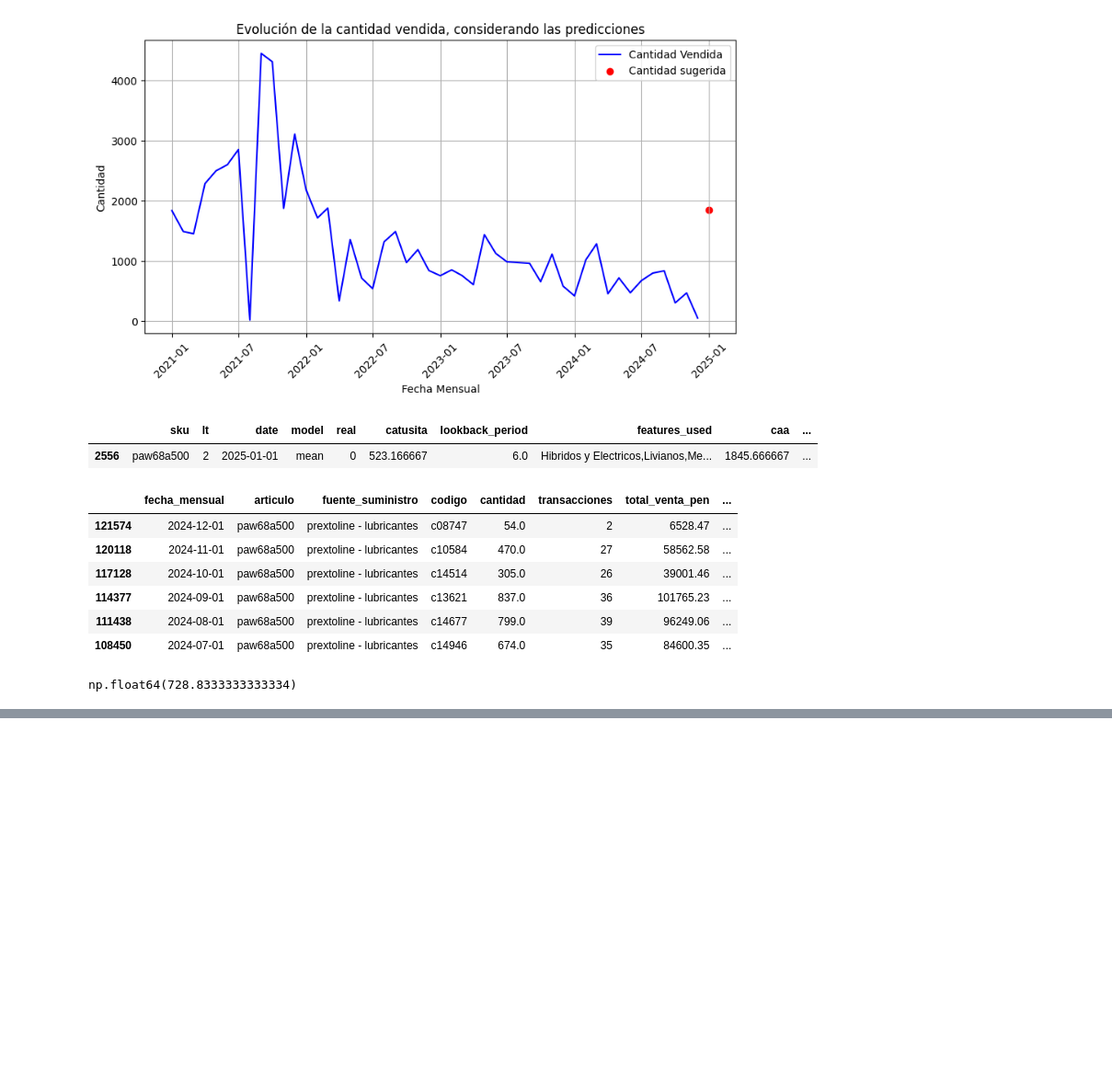
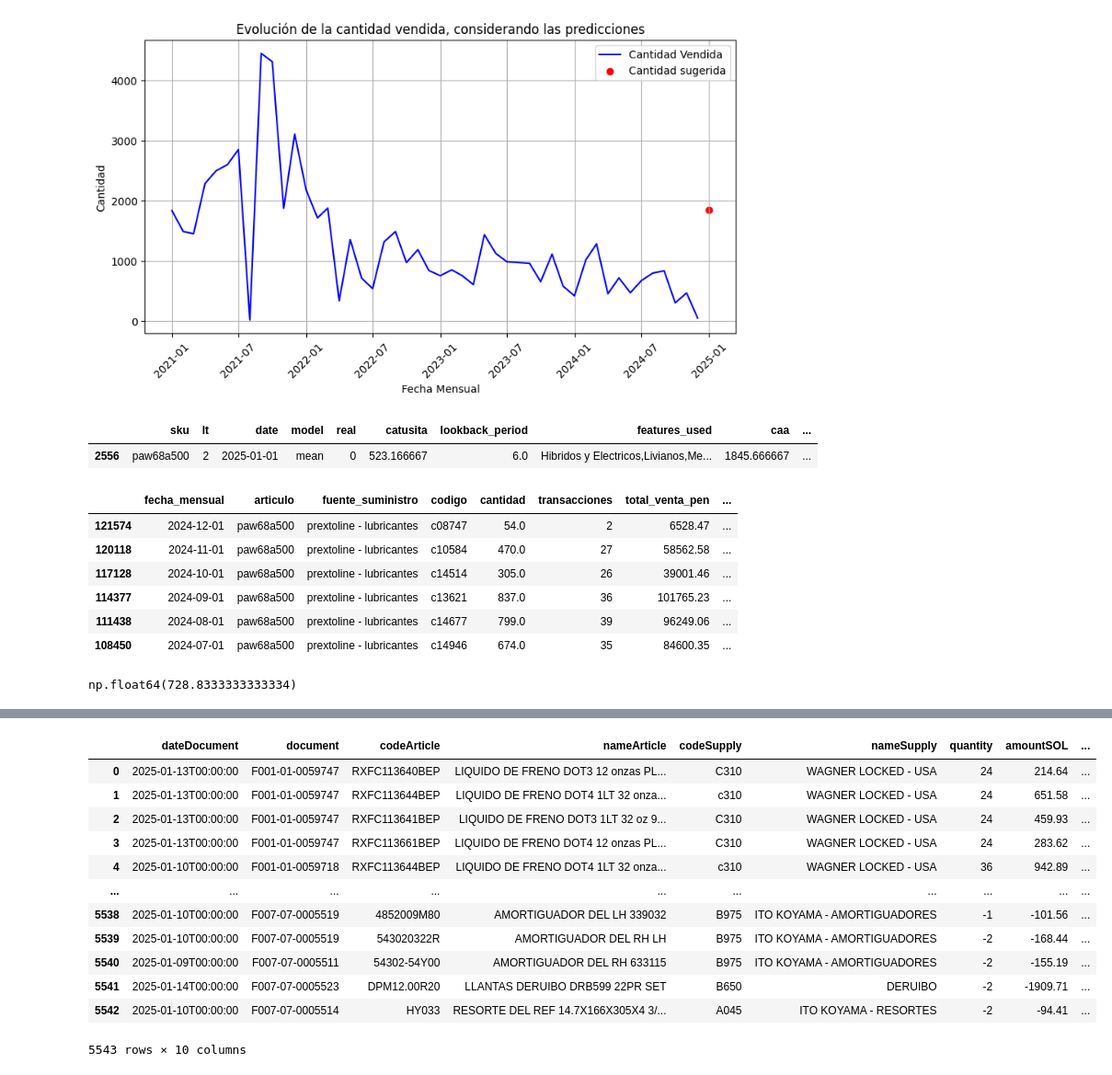
Before and after one commit to gejocamo10/catusita_analytics, a Jupyter notebook: test.ipynb, the cells around one changed output, grey strips where cells are left out. Shown at 92% size. Cells and saved outputs as stored; diff of their text form; code cells hidden in the pictures; blank space fills up the shorter version.

```diff
--- a/test.ipynb
+++ b/test.ipynb
@@ -360,3 +360,46 @@ df_temp = df_products[df_products['articulo'] == articulo_mas_venta].sort_values
 df_temp.tail(6)['cantidad'].mean()
 # %% [output]
 np.float64(728.8333333333334)
+# %%
+import requests
+import pandas as pd
+
+# URL de la API
+url = "http://api.catusita.com:8083/api/sales/forDate"
+
+# Parámetros de la consulta
+params = {
+    "Date1": "20250101",
+    "Date2": "20250115"
+}
+
+# Encabezados opcionales (puedes agregar más si la API lo requiere)
+headers = {
+    "Accept": "application/json"  # Asegura que la API devuelva JSON
+}
+
+try:
+    # Hacer la solicitud GET a la API
+    response = requests.get(url, params=params, headers=headers, timeout=10)
+
+    # Verificar si la respuesta fue exitosa
+    response.raise_for_status()  # Lanza un error si la respuesta no es 200
+
+    # Intentar convertir la respuesta en JSON
+    try:
+        data = response.json()
+        print(data)  # Imprime los datos obtenidos
+    except ValueError:
+        print("⚠️ La respuesta no es un JSON válido.")
+
+except requests.exceptions.RequestException as e:
+    print(f"❌ Error al conectar con la API: {e}")
+
+
+# Extraer la lista de datos desde el JSON
+data_list = data.get("data", [])  # Asegura que no falle si la clave "data" no existe
+
+# Convertir a DataFrame
+df = pd.DataFrame(data_list)
+
+df
@@ -362,0 +408,16 @@ np.float64(728.8333333333334)
+# %%
+df
+# %% [output]
+|  | dateDocument | document | codeArticle | nameArticle | codeSupply | nameSupply | quantity | amountSOL | ... |
+| 0 | 2025-01-13T00:00:00 | F001-01-0059747 | RXFC113640BEP | LIQUIDO DE FRENO DOT3 12 onzas PL... | C310 | WAGNER LOCKED - USA | 24 | 214.64 | ... |
+| 1 | 2025-01-13T00:00:00 | F001-01-0059747 | RXFC113644BEP | LIQUIDO DE FRENO DOT4 1LT 32 onza... | c310 | WAGNER LOCKED - USA | 24 | 651.58 | ... |
+| 2 | 2025-01-13T00:00:00 | F001-01-0059747 | RXFC113641BEP | LIQUIDO DE FRENO DOT3 1LT 32 oz 9... | C310 | WAGNER LOCKED - USA | 24 | 459.93 | ... |
+| 3 | 2025-01-13T00:00:00 | F001-01-0059747 | RXFC113661BEP | LIQUIDO DE FRENO DOT4 12 onzas PL... | C310 | WAGNER LOCKED - USA | 24 | 283.62 | ... |
+| 4 | 2025-01-10T00:00:00 | F001-01-0059718 | RXFC113644BEP | LIQUIDO DE FRENO DOT4 1LT 32 onza... | c310 | WAGNER LOCKED - USA | 36 | 942.89 | ... |
+| ... | ... | ... | ... | ... | ... | ... | ... | ... | ... |
+| 5538 | 2025-01-10T00:00:00 | F007-07-0005519 | 4852009M80 | AMORTIGUADOR DEL LH 339032 | B975 | ITO KOYAMA - AMORTIGUADORES | -1 | -101.56 | ... |
+| 5539 | 2025-01-10T00:00:00 | F007-07-0005519 | 543020322R | AMORTIGUADOR DEL RH LH | B975 | ITO KOYAMA - AMORTIGUADORES | -2 | -168.44 | ... |
+| 5540 | 2025-01-09T00:00:00 | F007-07-0005511 | 54302-54Y00 | AMORTIGUADOR DEL RH 633115 | B975 | ITO KOYAMA - AMORTIGUADORES | -2 | -155.19 | ... |
+| 5541 | 2025-01-14T00:00:00 | F007-07-0005523 | DPM12.00R20 | LLANTAS DERUIBO DRB599 22PR SET | B650 | DERUIBO | -2 | -1909.71 | ... |
+| 5542 | 2025-01-10T00:00:00 | F007-07-0005514 | HY033 | RESORTE DEL REF 14.7X166X305X4 3/... | A045 | ITO KOYAMA - RESORTES | -2 | -94.41 | ... |
+5543 rows × 10 columns
```
Also changed, not shown: parts of 1 cell of this notebook.
